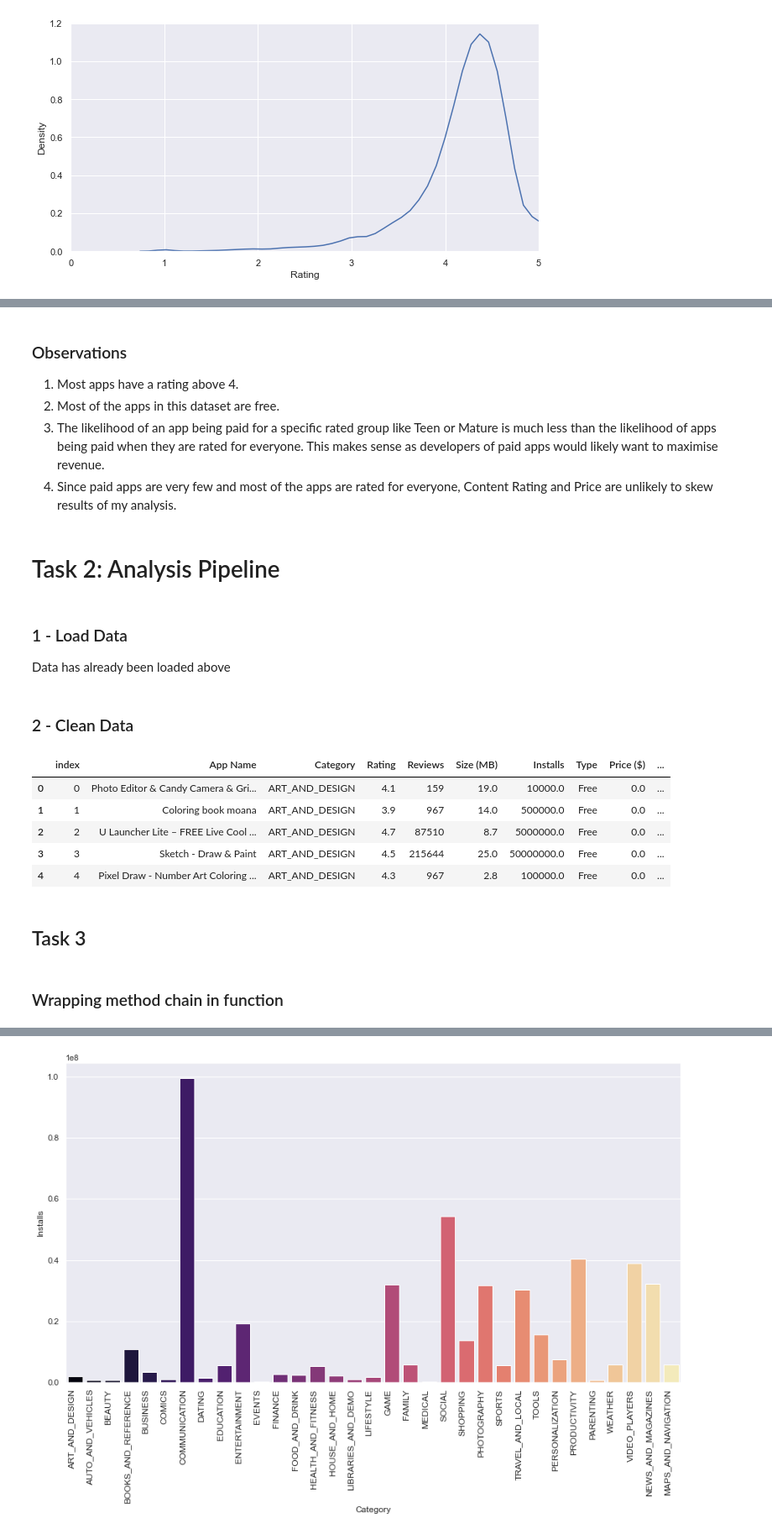
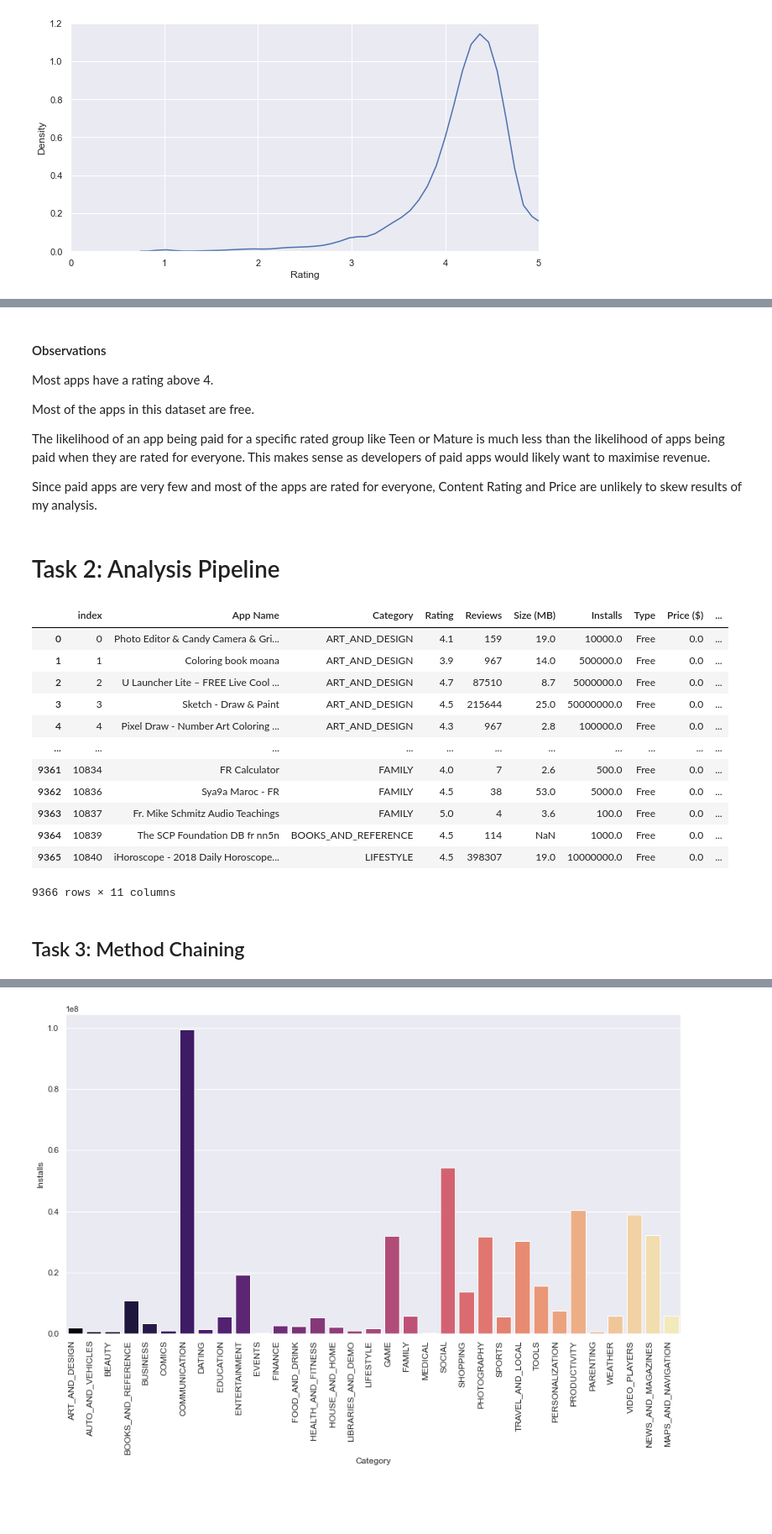
Before and after one commit to ubco-W2022T1-cosc301/project-group36, a Jupyter notebook: notebooks/analysis2.ipynb, the cells around one changed output, grey strips where cells are left out. Shown at 84% size. Saved outputs shown, nothing was run; the diff lists cells and outputs as text; code cells hidden in the pictures; blank space fills up the shorter version.

```diff
--- a/notebooks/analysis2.ipynb
+++ b/notebooks/analysis2.ipynb
@@ -256,17 +258,17 @@ sns.countplot(data=df, x= 'Content Rating', hue = 'Type', palette = 'coolwarm')
 # %% [markdown]
-### Observations
-1. Most apps have a rating above 4.
-2. Most of the apps in this dataset are free.
-3. The likelihood of an app being paid for a specific rated group like Teen or Mature is much less than the likelihood of apps being paid when they are rated for everyone. This makes sense as developers of paid apps would likely want to maximise revenue.
-4. Since paid apps are very few and most of the apps are rated for everyone, Content Rating and Price are unlikely to skew results of my analysis.
+#### Observations
+Most apps have a rating above 4.
+
+Most of the apps in this dataset are free.
+
+The likelihood of an app being paid for a specific rated group like Teen or Mature is much less than the likelihood of apps being paid when they are rated for everyone. This makes sense as developers of paid apps would likely want to maximise revenue.
+
+Since paid apps are very few and most of the apps are rated for everyone, Content Rating and Price are unlikely to skew results of my analysis.
 # %% [markdown]
 # Task 2: Analysis Pipeline
-# %% [markdown]
-### 1 - Load Data
-Data has already been loaded above
-# %% [markdown]
-### 2 - Clean Data
 # %%
+# Data has already been loaded above
+
 # Remove unwanted columns
 df = df.drop(["Last Updated","Current Ver","Android Ver"],axis=1)
 
@@ -278,38 +280,43 @@ df = df.reset_index()
 # Remove '+' and ',' from installs column to make it numeric
 df['Installs'] = df['Installs'].apply(lambda x: str(x).replace('+', '') if '+' in str(x) else x)
 df['Installs'] = df['Installs'].apply(lambda x: str(x).replace(',', '') if ',' in str(x) else x)
 df['Installs'] = df['Installs'].astype(float)
 
 # Convert all app sizes to MB
 df['Size'] = df['Size'].apply(lambda x: float(str(x).replace('k', '')) / 1000 if 'k' in str(x) else x)
 
 # Replace 'Varies with device' with 'Nan' from size column to make it numeric
 df['Size'] = df['Size'].apply(lambda x: str(x).replace('Varies with device', 'NaN') if 'Varies with device' in str(x) else x)
 
 # Remove 'M' from size column to make it numeric
 df['Size'] = df['Size'].apply(lambda x: str(x).replace('M', '') if 'M' in str(x) else x)
 df['Size'] = df['Size'].astype(float)
 
 # Remove '$' from price column to make it numeric
 df['Price'] = df['Price'].apply(lambda x: str(x).replace('$', '') if '$' in str(x) else x)
 df['Price'] = df['Price'].astype(float)
 
 # Renaming some columns
 df = df.rename(columns = {'App':'App Name', 'Size':'Size (MB)', 'Price':'Price ($)'})
 
 
-df.head()
+df
 # %% [output]
 |  | index | App Name | Category | Rating | Reviews | Size (MB) | Installs | Type | Price ($) | ... |
 | 0 | 0 | Photo Editor & Candy Camera & Gri... | ART_AND_DESIGN | 4.1 | 159 | 19.0 | 10000.0 | Free | 0.0 | ... |
 | 1 | 1 | Coloring book moana | ART_AND_DESIGN | 3.9 | 967 | 14.0 | 500000.0 | Free | 0.0 | ... |
 | 2 | 2 | U Launcher Lite – FREE Live Cool ... | ART_AND_DESIGN | 4.7 | 87510 | 8.7 | 5000000.0 | Free | 0.0 | ... |
 | 3 | 3 | Sketch - Draw & Paint | ART_AND_DESIGN | 4.5 | 215644 | 25.0 | 50000000.0 | Free | 0.0 | ... |
 | 4 | 4 | Pixel Draw - Number Art Coloring ... | ART_AND_DESIGN | 4.3 | 967 | 2.8 | 100000.0 | Free | 0.0 | ... |
+| ... | ... | ... | ... | ... | ... | ... | ... | ... | ... | ... |
+| 9361 | 10834 | FR Calculator | FAMILY | 4.0 | 7 | 2.6 | 500.0 | Free | 0.0 | ... |
+| 9362 | 10836 | Sya9a Maroc - FR | FAMILY | 4.5 | 38 | 53.0 | 5000.0 | Free | 0.0 | ... |
+| 9363 | 10837 | Fr. Mike Schmitz Audio Teachings | FAMILY | 5.0 | 4 | 3.6 | 100.0 | Free | 0.0 | ... |
+| 9364 | 10839 | The SCP Foundation DB fr nn5n | BOOKS_AND_REFERENCE | 4.5 | 114 | NaN | 1000.0 | Free | 0.0 | ... |
+| 9365 | 10840 | iHoroscope - 2018 Daily Horoscope... | LIFESTYLE | 4.5 | 398307 | 19.0 | 10000000.0 | Free | 0.0 | ... |
+9366 rows × 11 columns
 # %% [markdown]
-## Task 3
+## Task 3: Method Chaining
-# %% [markdown]
-### Wrapping method chain in function
 # %%
 import project_functions2 as bread
 final = bread.load_and_process('../data/raw/google_play_store.csv')
```
Also changed, not shown: parts of 24 cells of this notebook.
